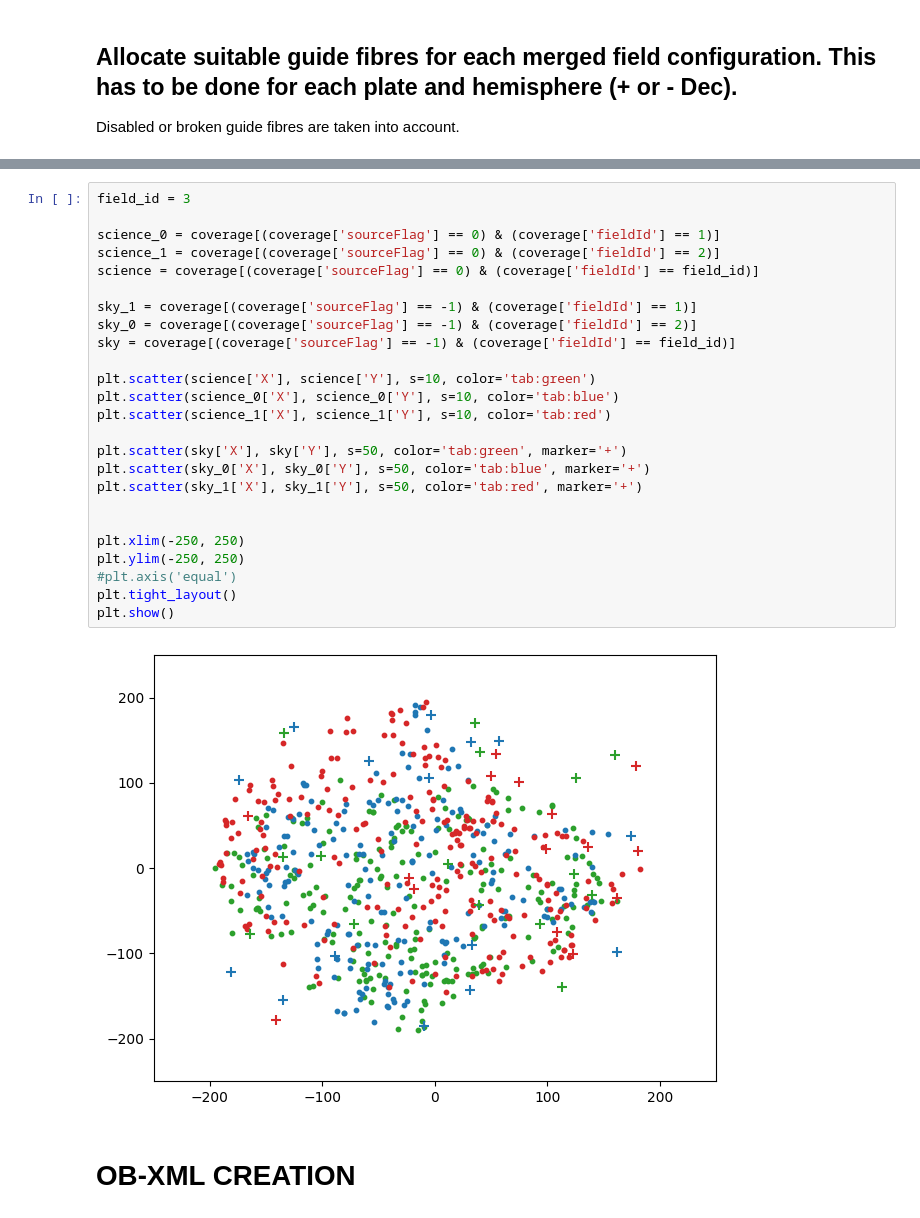
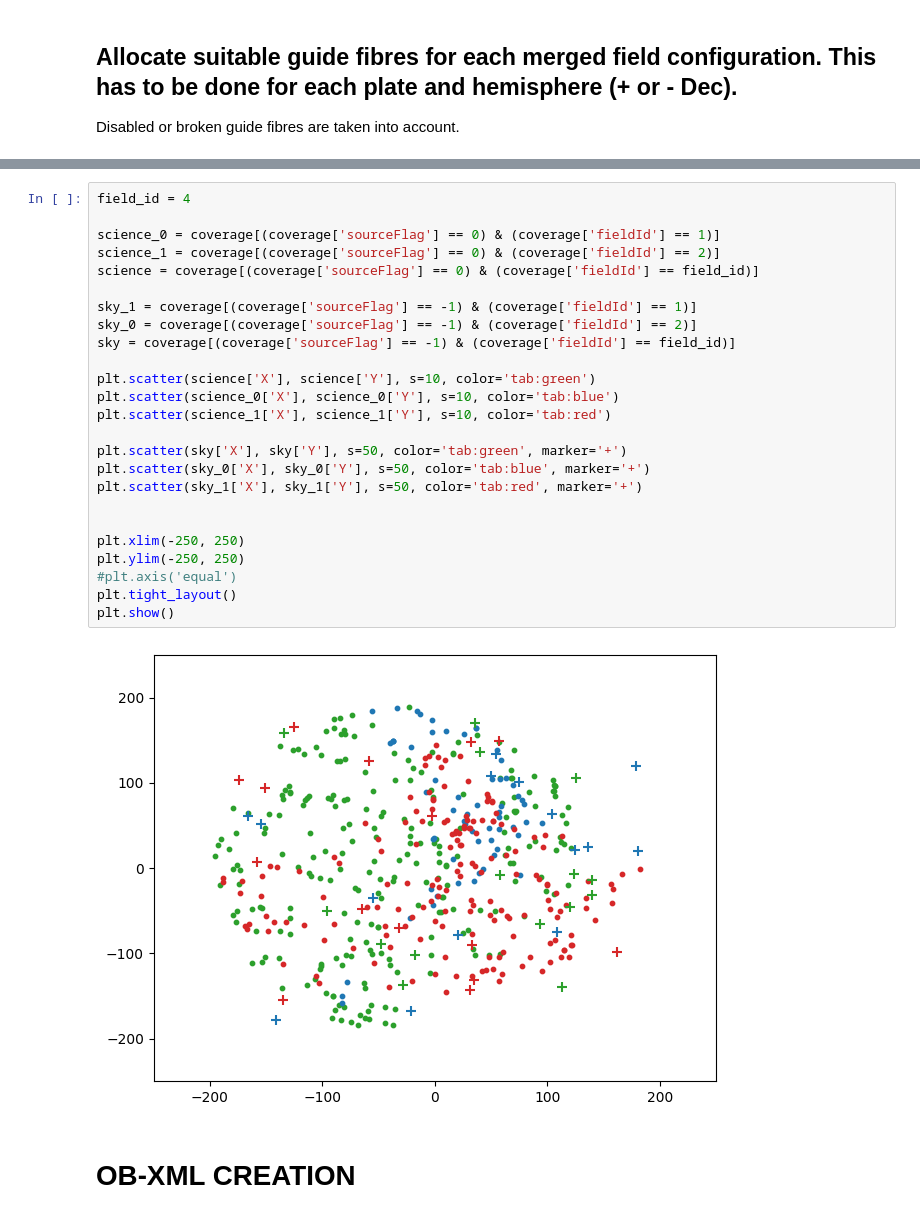
Before and after one commit to thastro/WEAVE_Tumble_Less_workflow, a Jupyter notebook: TL_OB_creation_DEMO.ipynb, the cells around one changed output, grey strips where cells are left out. Drawn from its saved outputs; the diff is of its cells as text.

```diff
--- a/TL_OB_creation_DEMO.ipynb
+++ b/TL_OB_creation_DEMO.ipynb
@@ -196,32 +193,32 @@ FIELDS WITH A SCORE < 3 CANNOT BE OBSERVED!
 ------------------------------------------------------------------------
 ------------------------------------------------------------------------
 # %%
-field_id = 3
+field_id = 4
 
 science_0 = coverage[(coverage['sourceFlag'] == 0) & (coverage['fieldId'] == 1)]
 science_1 = coverage[(coverage['sourceFlag'] == 0) & (coverage['fieldId'] == 2)]
 science = coverage[(coverage['sourceFlag'] == 0) & (coverage['fieldId'] == field_id)]
 
 sky_1 = coverage[(coverage['sourceFlag'] == -1) & (coverage['fieldId'] == 1)]
 sky_0 = coverage[(coverage['sourceFlag'] == -1) & (coverage['fieldId'] == 2)]
 sky = coverage[(coverage['sourceFlag'] == -1) & (coverage['fieldId'] == field_id)]
 
 plt.scatter(science['X'], science['Y'], s=10, color='tab:green')
 plt.scatter(science_0['X'], science_0['Y'], s=10, color='tab:blue')
 plt.scatter(science_1['X'], science_1['Y'], s=10, color='tab:red')
 
 plt.scatter(sky['X'], sky['Y'], s=50, color='tab:green', marker='+')
 plt.scatter(sky_0['X'], sky_0['Y'], s=50, color='tab:blue', marker='+')
 plt.scatter(sky_1['X'], sky_1['Y'], s=50, color='tab:red', marker='+')
 
 
 plt.xlim(-250, 250)
 plt.ylim(-250, 250)
 #plt.axis('equal')
 plt.tight_layout()
 plt.show()
 # %% [output]
-[figure, old version]
+[figure, new version]
 # %% [markdown]
 # OB-XML CREATION
 # %% [markdown]
```
Also changed, not shown: parts of 9 cells of this notebook, 3 other files.
